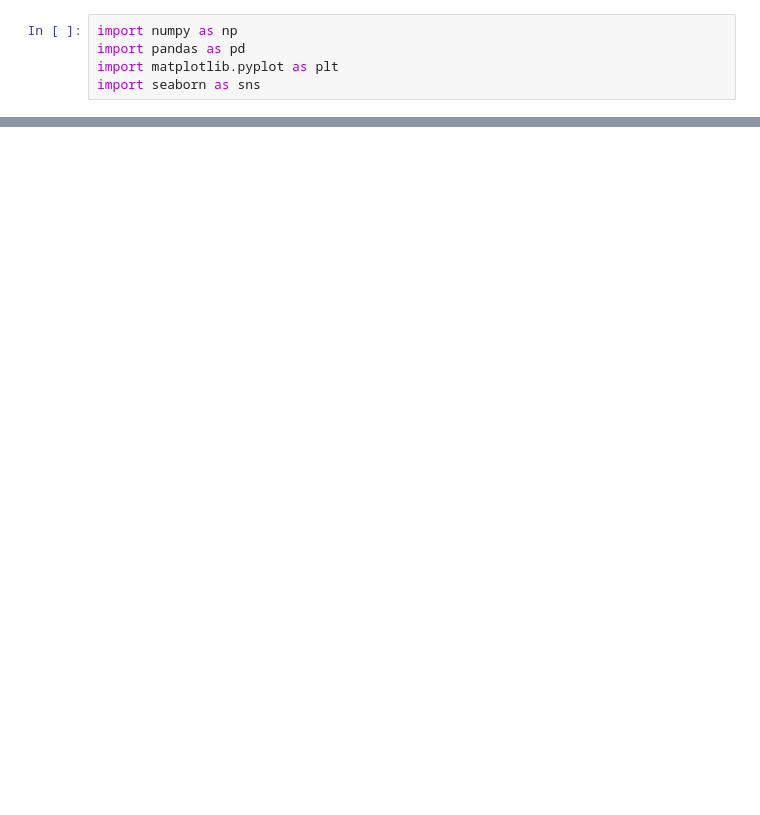
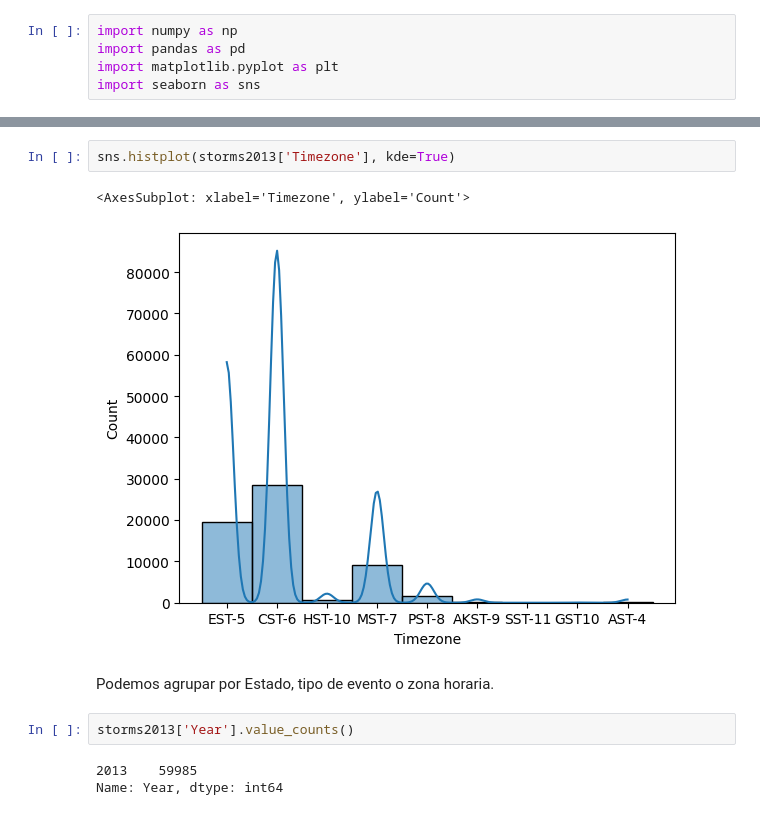
Before and after one commit to rauldgarcia/Data_analysis, a Jupyter notebook: CLASS 1/class_14.ipynb, the cells around one changed output, grey strips where cells are left out. Cells and saved outputs as stored; diff of their text form; blank space fills up the shorter version.

```diff
--- a/CLASS 1/class_14.ipynb
+++ b/CLASS 1/class_14.ipynb
@@ -19,0 +153,12 @@ y hacer un analisis exploratorio y descriptiva
+# %%
+sns.histplot(storms2013['Timezone'], kde=True)
+# %% [output]
+<AxesSubplot: xlabel='Timezone', ylabel='Count'>
+[figure, added]
+# %% [markdown]
+Podemos agrupar por Estado, tipo de evento o zona horaria.
+# %%
+storms2013['Year'].value_counts()
+# %% [output]
+2013    59985
+Name: Year, dtype: int64
```
Also changed, not shown: parts of 21 cells of this notebook.
